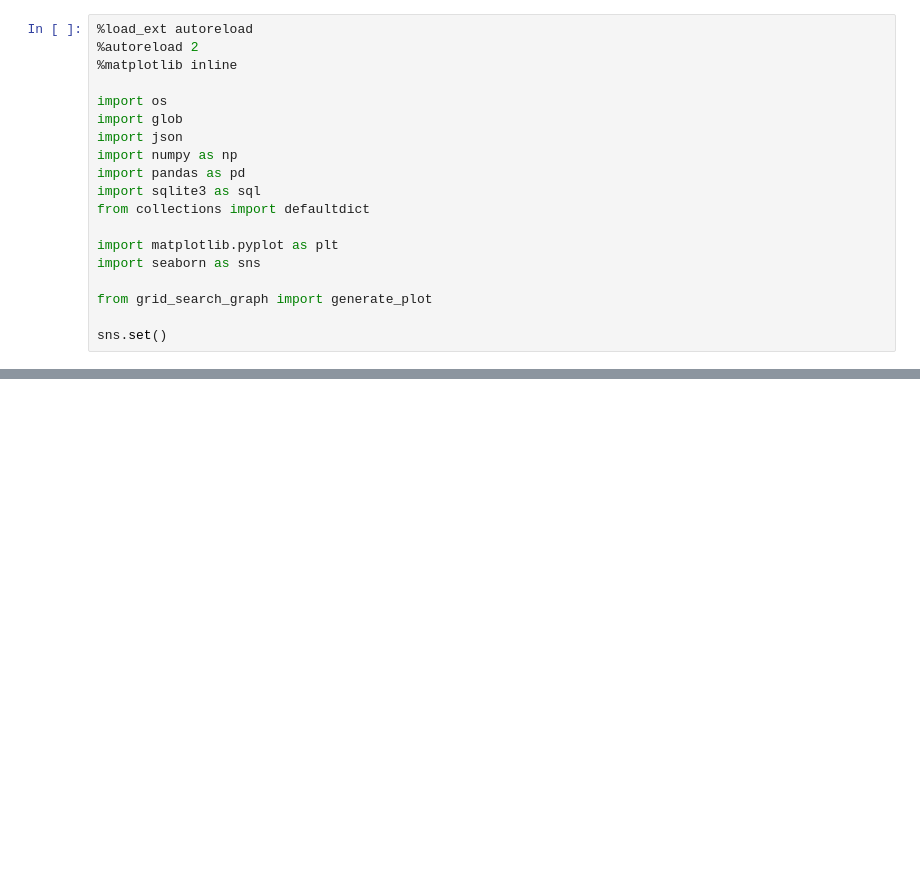
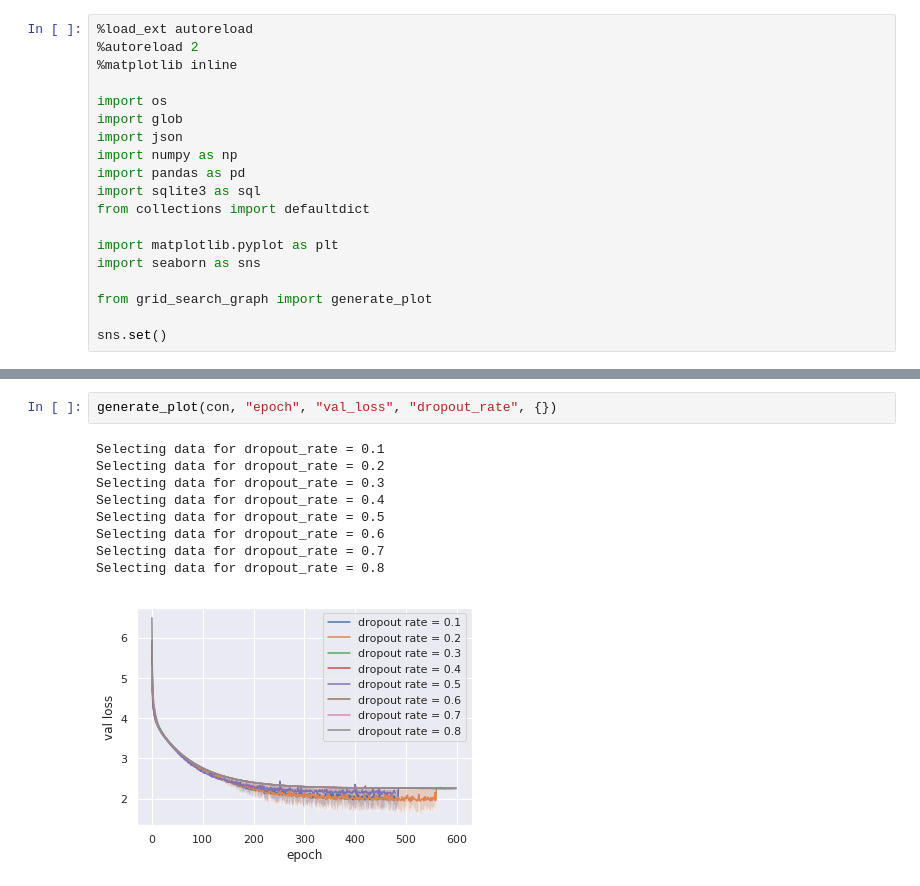
Before and after one commit to anliec/keras-cv, a Jupyter notebook: graphs_epochs.ipynb, the cells around one changed output, grey strips where cells are left out. Saved outputs shown, nothing was run; the diff lists cells and outputs as text; blank space fills up the shorter version.

```diff
--- a/graphs_epochs.ipynb
+++ b/graphs_epochs.ipynb
@@ -94,0 +109,12 @@ dict_keys(['nn_fps', 'prediction_count', 'flops', 'dropout_rate', 'dropout_strat
+# %%
+generate_plot(con, "epoch", "val_loss", "dropout_rate", {})
+# %% [output]
+Selecting data for dropout_rate = 0.1
+Selecting data for dropout_rate = 0.2
+Selecting data for dropout_rate = 0.3
+Selecting data for dropout_rate = 0.4
+Selecting data for dropout_rate = 0.5
+Selecting data for dropout_rate = 0.6
+Selecting data for dropout_rate = 0.7
+Selecting data for dropout_rate = 0.8
+[figure, added]
```
Also changed, not shown: parts of 7 cells of this notebook, 20 other files.
